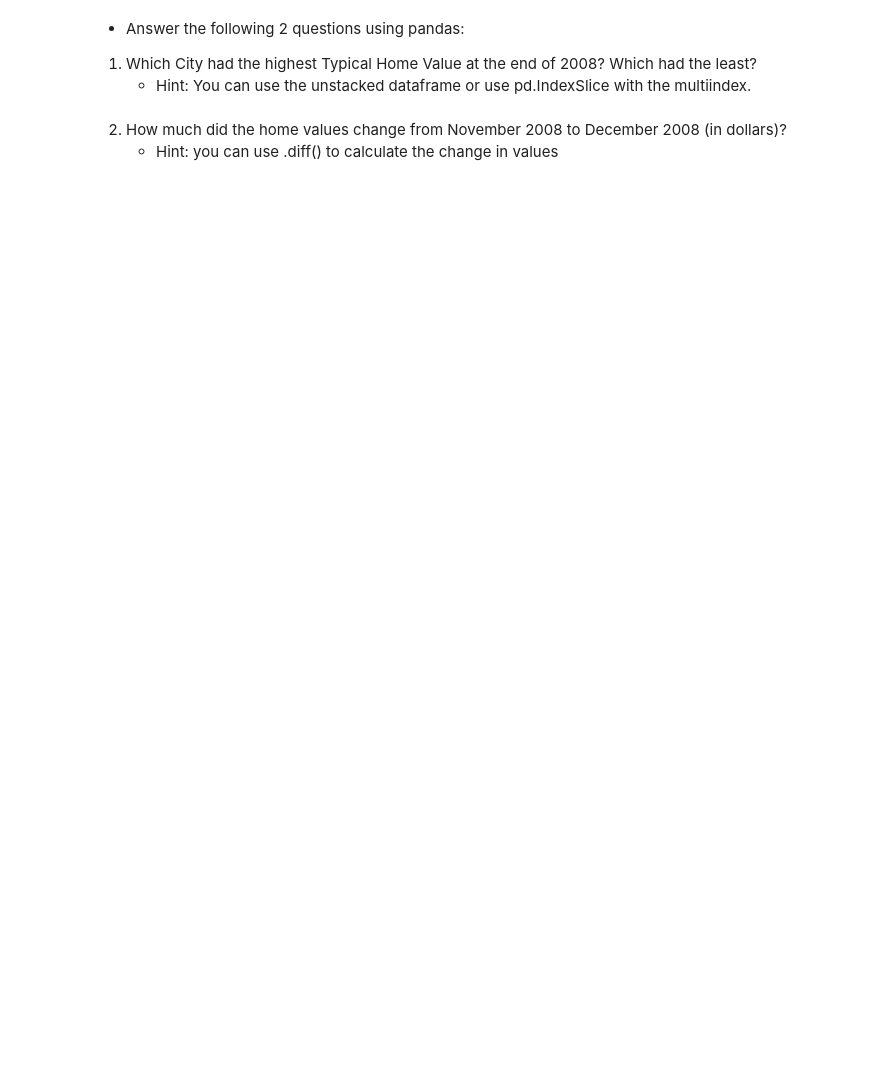
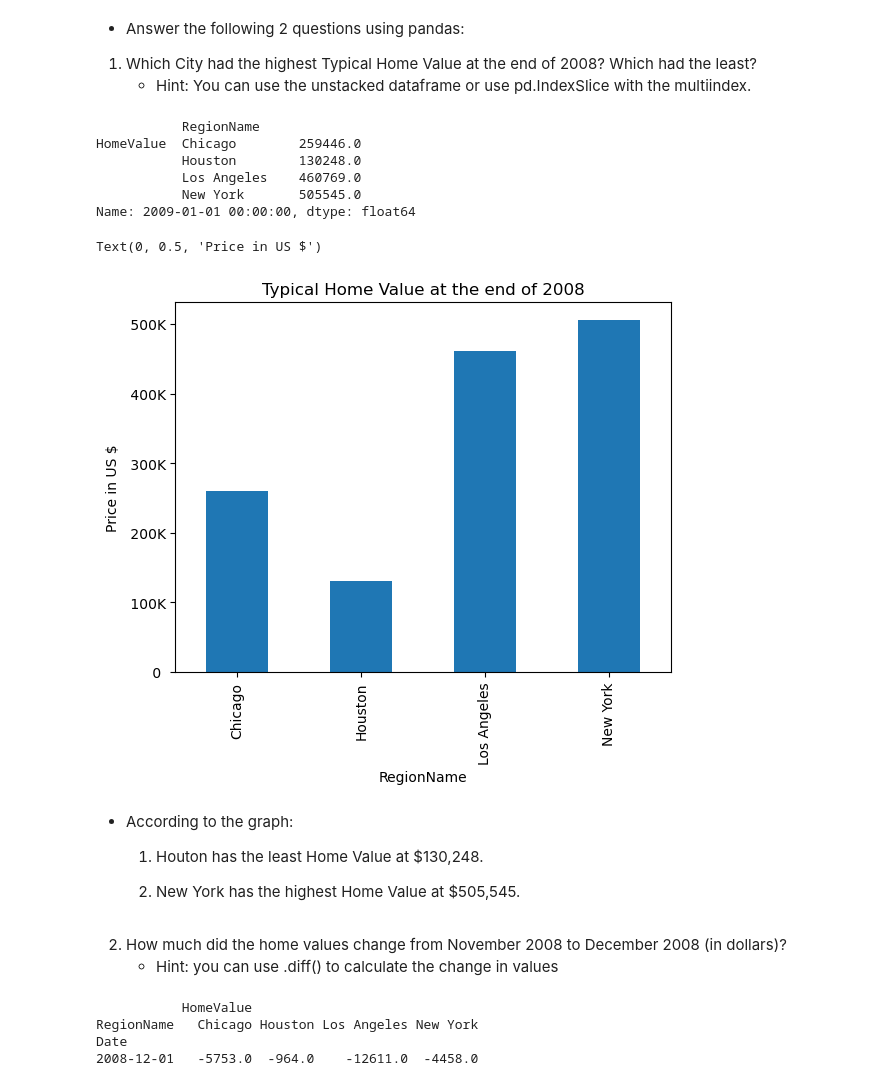
Before and after one commit to juDEcorous/Preparing-Time-Series-from-Wide-Form-Data, a Jupyter notebook: Preparing Time Series from Wide-Form Data.ipynb, the cells around one changed output. Cells and saved outputs as stored; diff of their text form; code cells hidden in the pictures; blank space fills up the shorter version.

```diff
--- a/Preparing Time Series from Wide-Form Data.ipynb
+++ b/Preparing Time Series from Wide-Form Data.ipynb
@@ -180,6 +180,38 @@ ax.yaxis.set_major_formatter(plt.FuncFormatter(format_func))
 - Answer the following 2 questions using pandas:
 1) Which City had the highest Typical Home Value at the end of 2008? Which had the least?
     - Hint: You can use the unstacked dataframe or use pd.IndexSlice with the multiindex.
+# %%
+year_end_08 = unstacked_df.loc['2009-01-01']
+display(year_end_08)
+
+ax = year_end_08['HomeValue'].plot.bar()
+
+ax.yaxis.set_major_formatter(plt.FuncFormatter(format_func))
+ax.set_title('Typical Home Value at the end of 2008')
+ax.set_ylabel('Price in US $')
+# %% [output]
+           RegionName
+HomeValue  Chicago        259446.0
+           Houston        130248.0
+           Los Angeles    460769.0
+           New York       505545.0
+Name: 2009-01-01 00:00:00, dtype: float64
+Text(0, 0.5, 'Price in US $')
+[figure, added]
+# %% [markdown]
+- According to the graph:
+    1. Houton has the least Home Value at $130,248.
+
+    2. New York has the highest Home Value at $505,545.
 # %% [markdown]
 2) How much did the home values change from November 2008 to December 2008 (in dollars)?
     - Hint: you can use .diff() to calculate the change in values
+# %%
+diff_df = unstacked_df.loc['2008-11-01':'2008-12-31']
+diff = diff_df.diff().dropna()
+print(diff)
+# %% [output]
+           HomeValue
+RegionName   Chicago Houston Los Angeles New York
+Date
+2008-12-01   -5753.0  -964.0    -12611.0  -4458.0
```
Also changed, not shown: parts of 2 cells of this notebook.
